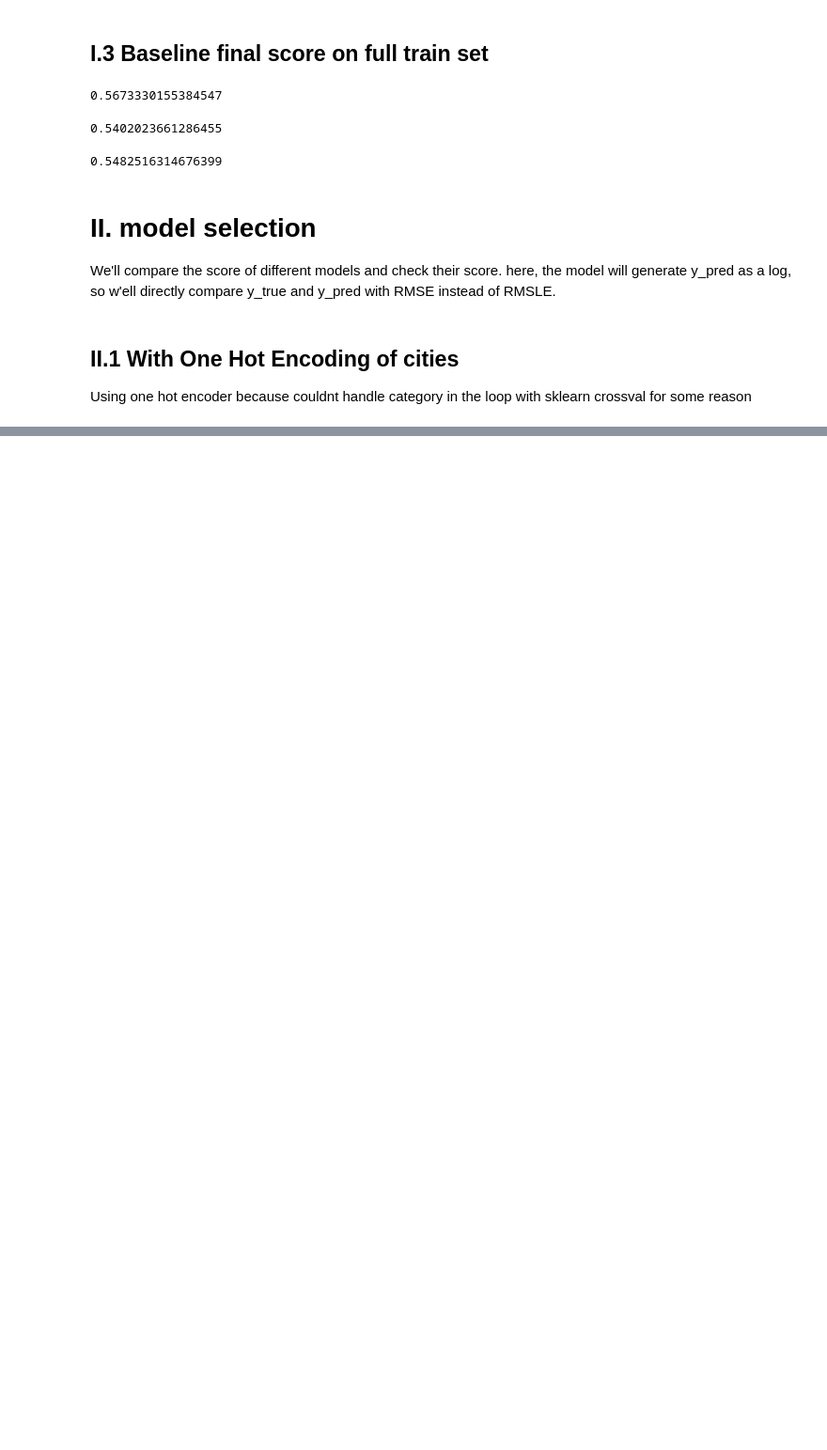
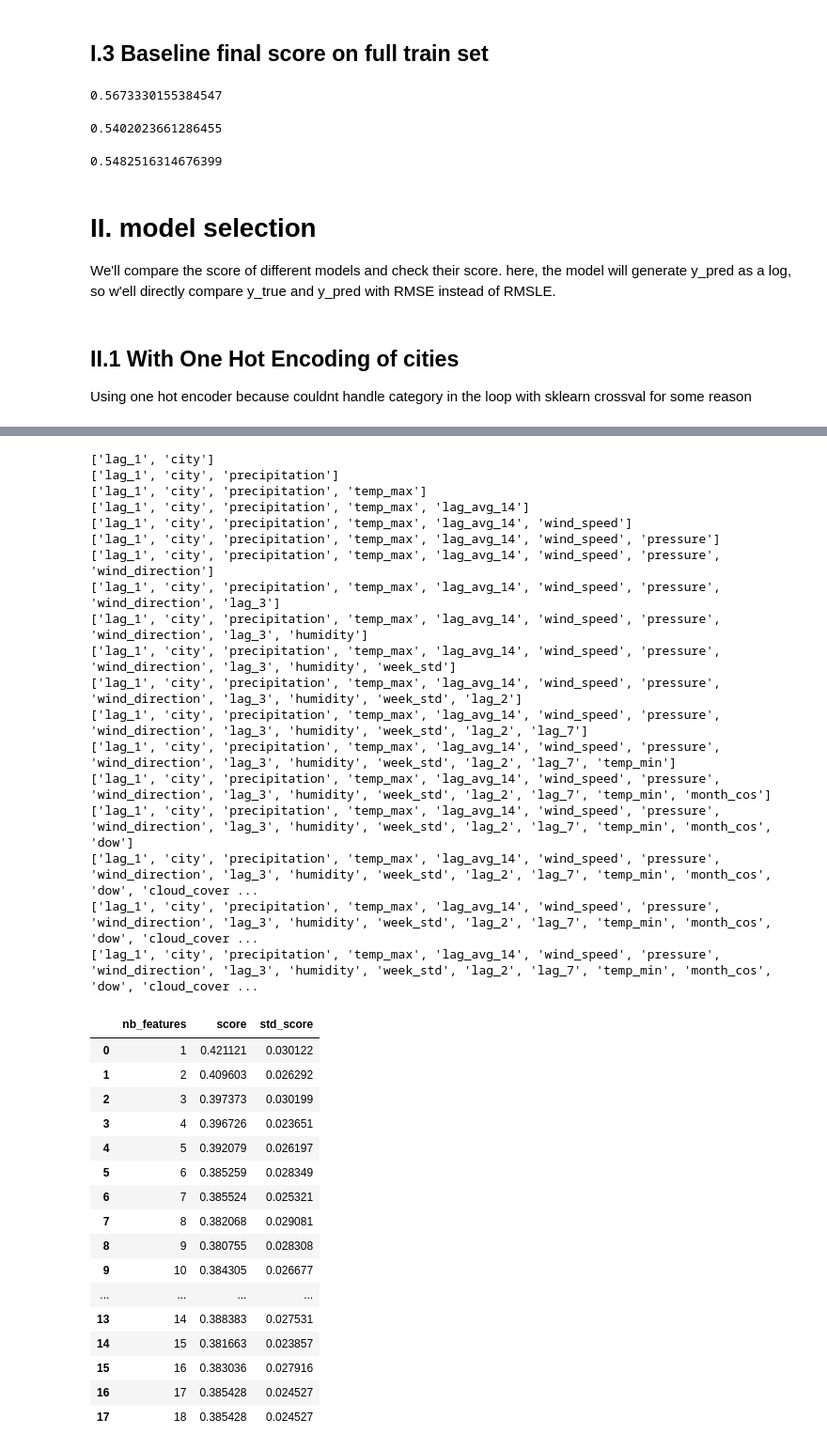
Before and after one commit to PabloRougerie/breathe_project, a Jupyter notebook: notebooks/model.ipynb, the cells around one changed output, grey strips where cells are left out. Shown at 94% size. Drawn from its saved outputs; the diff is of its cells as text; code cells hidden in the pictures; blank space fills up the shorter version.

```diff
--- a/notebooks/model.ipynb
+++ b/notebooks/model.ipynb
@@ -340,0 +597,52 @@ No clear improvement of native category handling, so we'll use the pipeline with
+# %%
+features_ranked = permutation["feature"].tolist()
+top_results = []
+for k in range(1,len(features_ranked)):
+    top_k_features = features_ranked[:k+1]
+    print(top_k_features)
+    X_top = X[top_k_features]
+
+    results = cross_validate(estimator= pipe, X= X_top, y= y, cv= tscv, n_jobs= -1, scoring= "neg_root_mean_squared_error")
+    result_dict= {f"nb_features": k,
+     "score": -results["test_score"].mean(),
+     "std_score": results["test_score"].std()}
+    top_results.append(result_dict)
+
+top_k_df = pd.DataFrame(top_results)
+top_k_df
+# %% [output]
+['lag_1', 'city']
+['lag_1', 'city', 'precipitation']
+['lag_1', 'city', 'precipitation', 'temp_max']
+['lag_1', 'city', 'precipitation', 'temp_max', 'lag_avg_14']
+['lag_1', 'city', 'precipitation', 'temp_max', 'lag_avg_14', 'wind_speed']
+['lag_1', 'city', 'precipitation', 'temp_max', 'lag_avg_14', 'wind_speed', 'pressure']
+['lag_1', 'city', 'precipitation', 'temp_max', 'lag_avg_14', 'wind_speed', 'pressure', 'wind_direction']
+['lag_1', 'city', 'precipitation', 'temp_max', 'lag_avg_14', 'wind_speed', 'pressure', 'wind_direction', 'lag_3']
+['lag_1', 'city', 'precipitation', 'temp_max', 'lag_avg_14', 'wind_speed', 'pressure', 'wind_direction', 'lag_3', 'humidity']
+['lag_1', 'city', 'precipitation', 'temp_max', 'lag_avg_14', 'wind_speed', 'pressure', 'wind_direction', 'lag_3', 'humidity', 'week_std']
+['lag_1', 'city', 'precipitation', 'temp_max', 'lag_avg_14', 'wind_speed', 'pressure', 'wind_direction', 'lag_3', 'humidity', 'week_std', 'lag_2']
+['lag_1', 'city', 'precipitation', 'temp_max', 'lag_avg_14', 'wind_speed', 'pressure', 'wind_direction', 'lag_3', 'humidity', 'week_std', 'lag_2', 'lag_7']
+['lag_1', 'city', 'precipitation', 'temp_max', 'lag_avg_14', 'wind_speed', 'pressure', 'wind_direction', 'lag_3', 'humidity', 'week_std', 'lag_2', 'lag_7', 'temp_min']
+['lag_1', 'city', 'precipitation', 'temp_max', 'lag_avg_14', 'wind_speed', 'pressure', 'wind_direction', 'lag_3', 'humidity', 'week_std', 'lag_2', 'lag_7', 'temp_min', 'month_cos']
+['lag_1', 'city', 'precipitation', 'temp_max', 'lag_avg_14', 'wind_speed', 'pressure', 'wind_direction', 'lag_3', 'humidity', 'week_std', 'lag_2', 'lag_7', 'temp_min', 'month_cos', 'dow']
+['lag_1', 'city', 'precipitation', 'temp_max', 'lag_avg_14', 'wind_speed', 'pressure', 'wind_direction', 'lag_3', 'humidity', 'week_std', 'lag_2', 'lag_7', 'temp_min', 'month_cos', 'dow', 'cloud_cover ...
+['lag_1', 'city', 'precipitation', 'temp_max', 'lag_avg_14', 'wind_speed', 'pressure', 'wind_direction', 'lag_3', 'humidity', 'week_std', 'lag_2', 'lag_7', 'temp_min', 'month_cos', 'dow', 'cloud_cover ...
+['lag_1', 'city', 'precipitation', 'temp_max', 'lag_avg_14', 'wind_speed', 'pressure', 'wind_direction', 'lag_3', 'humidity', 'week_std', 'lag_2', 'lag_7', 'temp_min', 'month_cos', 'dow', 'cloud_cover ...
+|  | nb_features | score | std_score |
+| 0 | 1 | 0.421121 | 0.030122 |
+| 1 | 2 | 0.409603 | 0.026292 |
+| 2 | 3 | 0.397373 | 0.030199 |
+| 3 | 4 | 0.396726 | 0.023651 |
+| 4 | 5 | 0.392079 | 0.026197 |
+| 5 | 6 | 0.385259 | 0.028349 |
+| 6 | 7 | 0.385524 | 0.025321 |
+| 7 | 8 | 0.382068 | 0.029081 |
+| 8 | 9 | 0.380755 | 0.028308 |
+| 9 | 10 | 0.384305 | 0.026677 |
+| ... | ... | ... | ... |
+| 13 | 14 | 0.388383 | 0.027531 |
+| 14 | 15 | 0.381663 | 0.023857 |
+| 15 | 16 | 0.383036 | 0.027916 |
+| 16 | 17 | 0.385428 | 0.024527 |
+| 17 | 18 | 0.385428 | 0.024527 |
```
Also changed, not shown: parts of 34 cells of this notebook, 1 other file.
